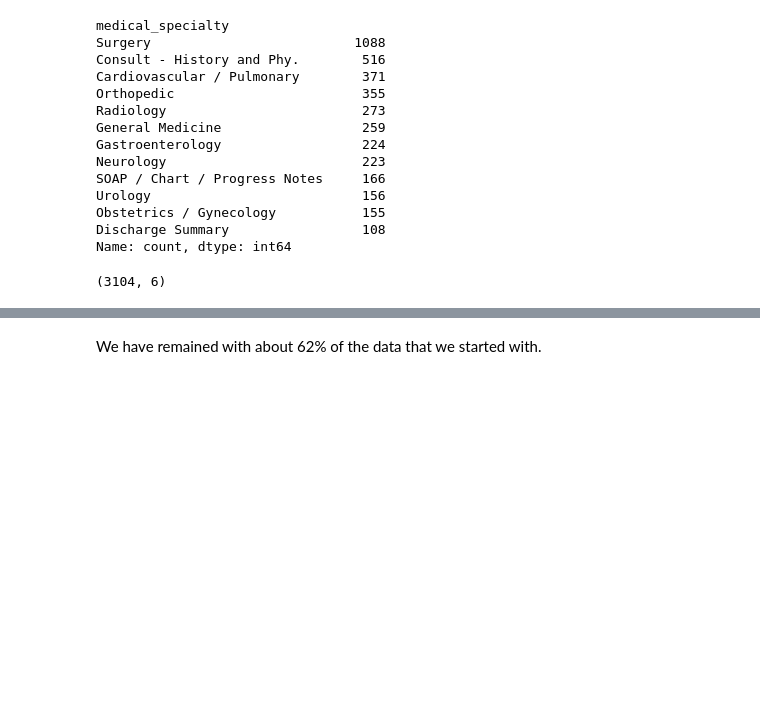
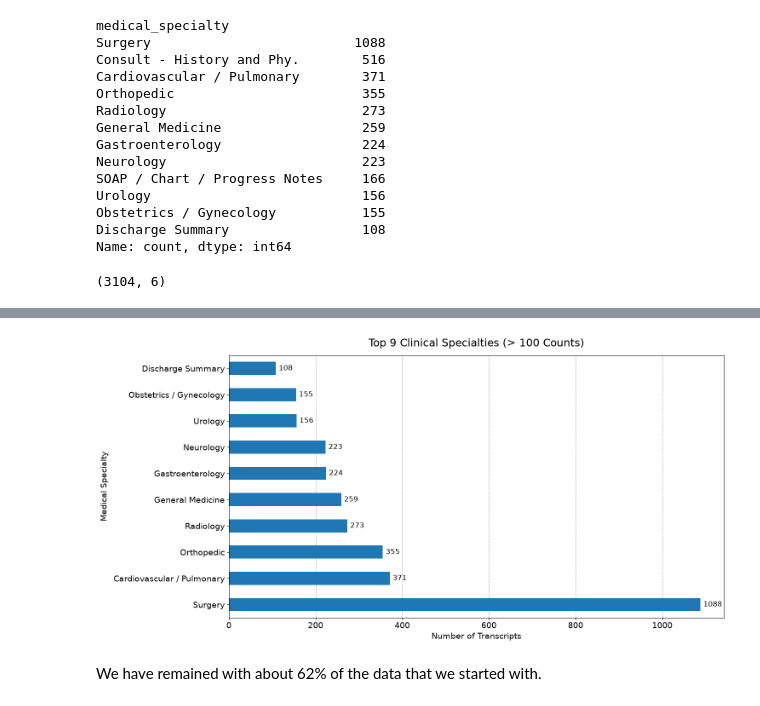
Before and after one commit to Simon-Kimanzi/Eneza-Data-Science-Residential-training-2026, a Jupyter notebook: project_5/src/data_cleaning.ipynb, the cells around one changed output, grey strips where cells are left out. Cells and saved outputs as stored; diff of their text form; code cells hidden in the pictures; blank space fills up the shorter version.

```diff
--- a/project_5/src/data_cleaning.ipynb
+++ b/project_5/src/data_cleaning.ipynb
@@ -176,3 +224,33 @@ top_mtsamples.shape
+# %%
+# ==========================================
+# PLOT 2: Only the 9 Highlighted Specialties
+# ==========================================
+# Filter the original series to only include the 9 target specialties
+target_specialties = top_40[(top_40 > 100) & (~top_40.index.str.strip().isin(excluded_notes))]
+
+fig2, ax2 = plt.subplots(figsize=(15, 8))
+
+# Plot only these 9 specialties (they will all be blue by default)
+target_specialties.plot(kind='barh', color='#1f77b4', ax=ax2, fontsize=14)
+
+# Add the vertical grid lines here as well
+ax2.grid(axis='x', linestyle='--', alpha=0.7, color='gray')
+ax2.set_axisbelow(True)
+
+# Add the counts beside the bars
+for container in ax2.containers:
+    ax2.bar_label(container, padding=5, fontsize=12, color='black')
+
+# Add titles and labels
+plt.title("Top 9 Clinical Specialties (> 100 Counts)", fontsize=18, pad=15)
+plt.xlabel("Number of Transcripts", fontsize=14)
+plt.ylabel("Medical Specialty", fontsize=14)
+
+# Display the second plot
+ax1.invert_yaxis()
+plt.show()
+# %% [output]
+[figure, added]
 # %% [markdown]
 We have remained with about 62% of the data that we started with.
 # %% [markdown]
```
Also changed, not shown: parts of 3 cells of this notebook, 1 other file.
